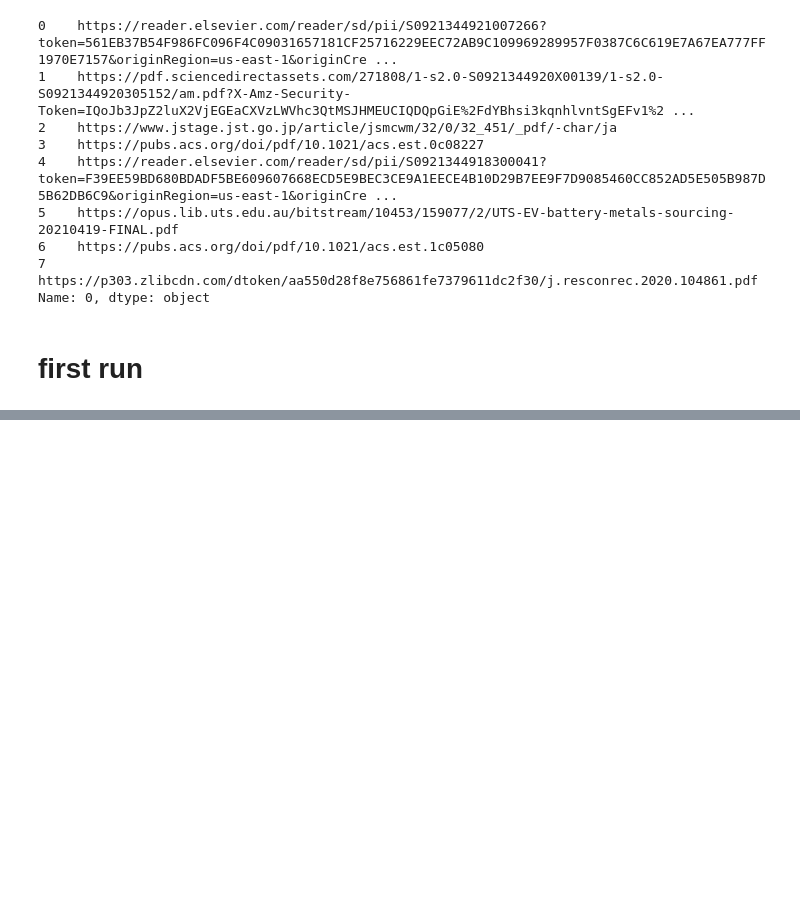
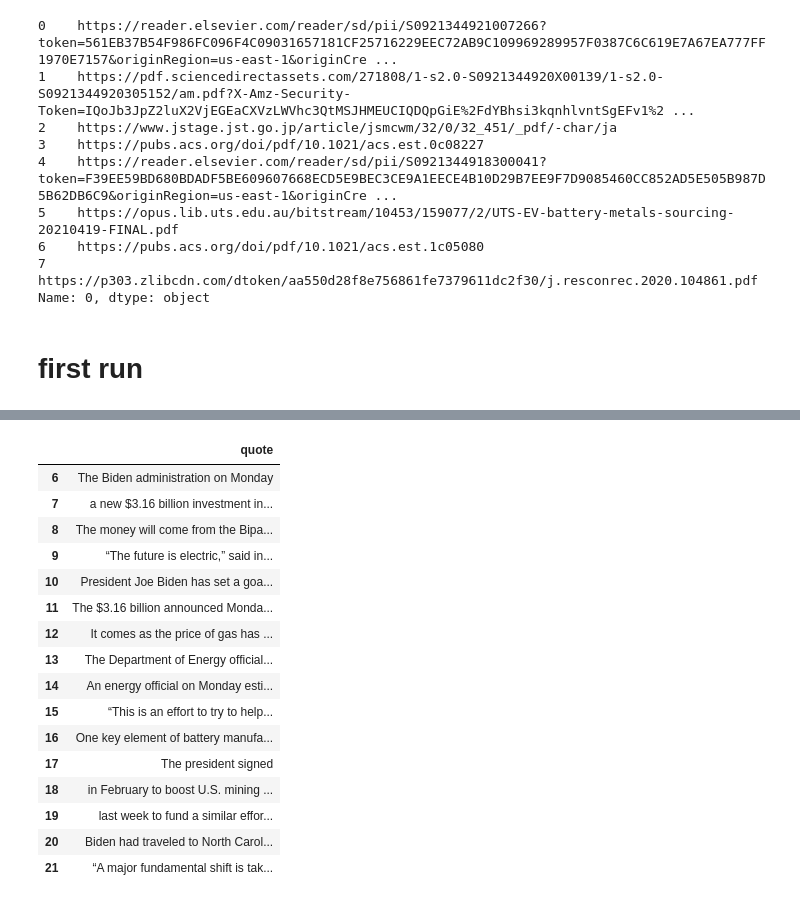
Before and after one commit to Dude-where-s-my-copper/EV_growth, a Jupyter notebook: dans_scrape.ipynb, the cells around one changed output, grey strips where cells are left out. Cells and saved outputs as stored; diff of their text form; code cells hidden in the pictures; blank space fills up the shorter version.

```diff
--- a/dans_scrape.ipynb
+++ b/dans_scrape.ipynb
@@ -227,0 +280,20 @@ def run_spider():
+# %%
+df5
+# %% [output]
+|  | quote |
+| 6 | The Biden administration on Monday |
+| 7 | a new $3.16 billion investment in... |
+| 8 | The money will come from the Bipa... |
+| 9 | “The future is electric,” said in... |
+| 10 | President Joe Biden has set a goa... |
+| 11 | The $3.16 billion announced Monda... |
+| 12 | It comes as the price of gas has ... |
+| 13 | The Department of Energy official... |
+| 14 | An energy official on Monday esti... |
+| 15 | “This is an effort to try to help... |
+| 16 | One key element of battery manufa... |
+| 17 | The president signed |
+| 18 | in February to boost U.S. mining ... |
+| 19 | last week to fund a similar effor... |
+| 20 | Biden had traveled to North Carol... |
+| 21 | “A major fundamental shift is tak... |
```
Also changed, not shown: parts of 24 cells of this notebook, 1 other file.
